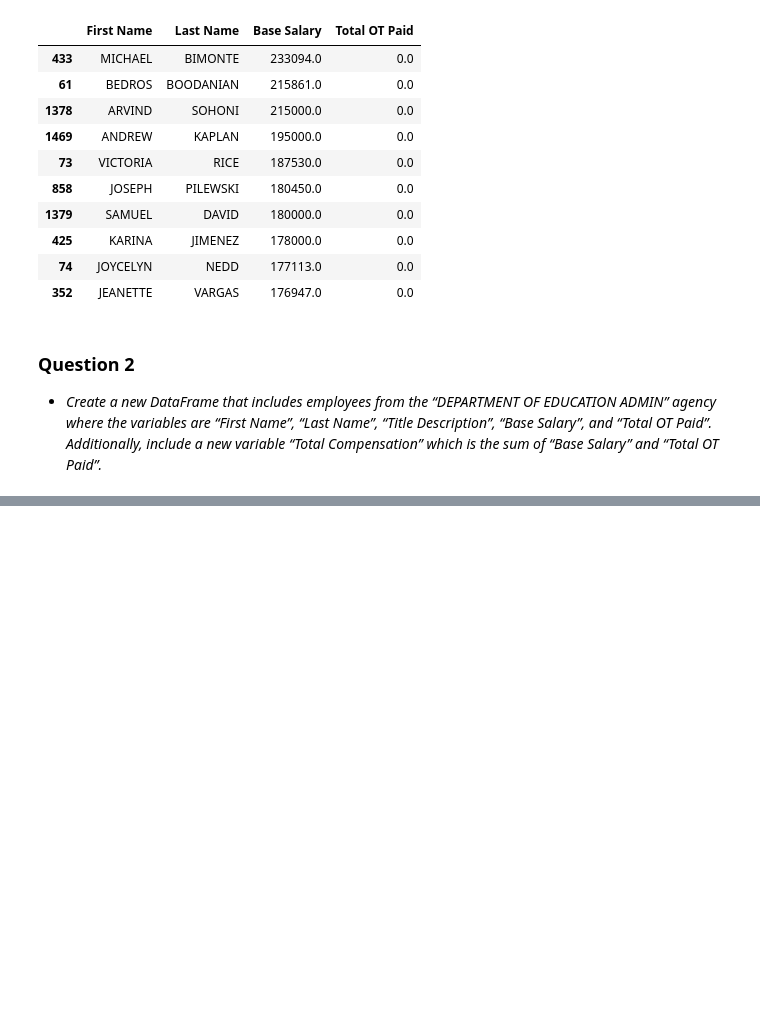
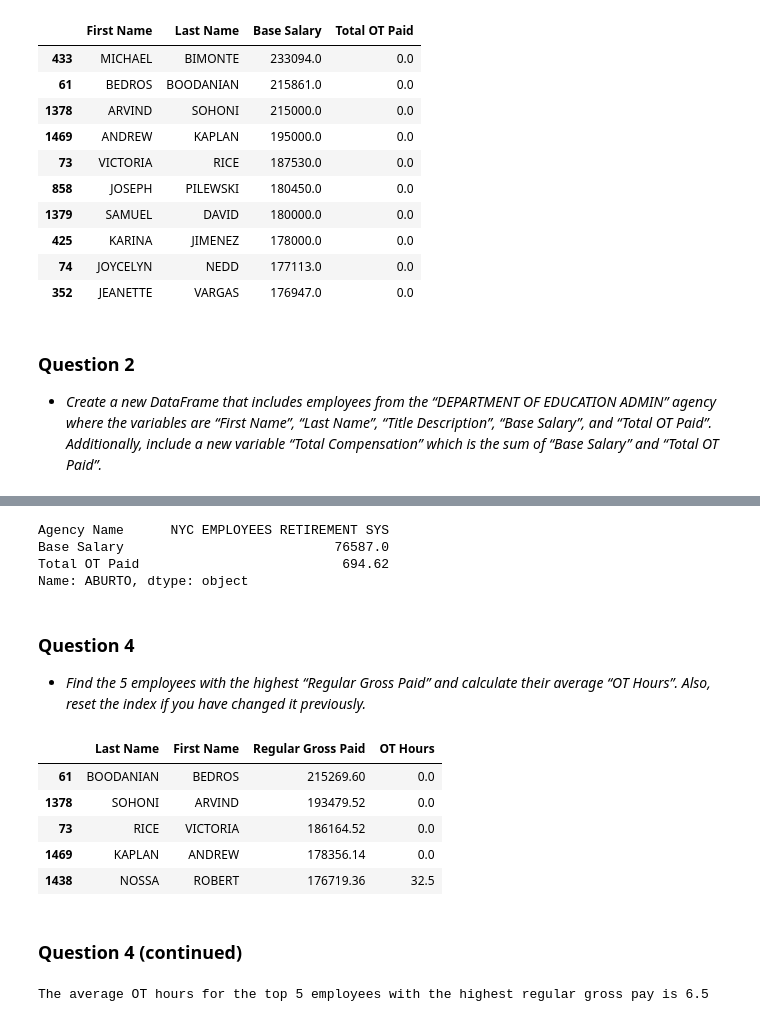
Before and after one commit to brianstoner/Data-Prep-and-Mgmt, a Jupyter notebook: danl_m1_hw3_Stoner_Brian.ipynb, the cells around one changed output, grey strips where cells are left out. Drawn from its saved outputs; the diff is of its cells as text; code cells hidden in the pictures; blank space fills up the shorter version.

```diff
--- a/danl_m1_hw3_Stoner_Brian.ipynb
+++ b/danl_m1_hw3_Stoner_Brian.ipynb
@@ -37,0 +74,38 @@ nyc_payroll[ ['First Name', 'Last Name', 'Base Salary', 'Total OT Paid' ] ]
+# %%
+# Assign the dataframe to the variable 'df'
+df = nyc_payroll[['Agency Name', 'Last Name', 'Base Salary', 'Total OT Paid']]
+# Set the index to the 'Last Name' variable
+df.set_index("Last Name", inplace = True)
+# Extract the information for the employee with a last name ABURTO
+df.loc[ "ABURTO" ]
+# %% [output]
+Agency Name      NYC EMPLOYEES RETIREMENT SYS
+Base Salary                           76587.0
+Total OT Paid                          694.62
+Name: ABURTO, dtype: object
+# %% [markdown]
+### Question 4
+- *Find the 5 employees with the highest “Regular Gross Paid” and calculate their average “OT Hours”. Also, reset the index if you have changed it previously.*
+# %%
+# Reset the index from any previous changes
+nyc_payroll.reset_index()
+# Assign the dataframe to the variable 'df'
+df = nyc_payroll[ ['Last Name', 'First Name', 'Regular Gross Paid', 'OT Hours'] ]
+# return the 5 largest values of the 'Regular Gross Paid' variable
+top = df.nlargest(5, 'Regular Gross Paid')
+top
+# %% [output]
+|  | Last Name | First Name | Regular Gross Paid | OT Hours |
+| 61 | BOODANIAN | BEDROS | 215269.60 | 0.0 |
+| 1378 | SOHONI | ARVIND | 193479.52 | 0.0 |
+| 73 | RICE | VICTORIA | 186164.52 | 0.0 |
+| 1469 | KAPLAN | ANDREW | 178356.14 | 0.0 |
+| 1438 | NOSSA | ROBERT | 176719.36 | 32.5 |
+# %% [markdown]
+### Question 4 (continued)
+# %%
+# Calculate the average of OT hours for the top 5 employees with the highest regular gross paid amounts
+otavg = round(top.loc[:, 'OT Hours'].mean(), 2)
+print('The average OT hours for the top 5 employees with the highest regular gross pay is {}'.format(otavg))
+# %% [output]
+The average OT hours for the top 5 employees with the highest regular gross pay is 6.5
```
Also changed, not shown: parts of 5 cells of this notebook.
